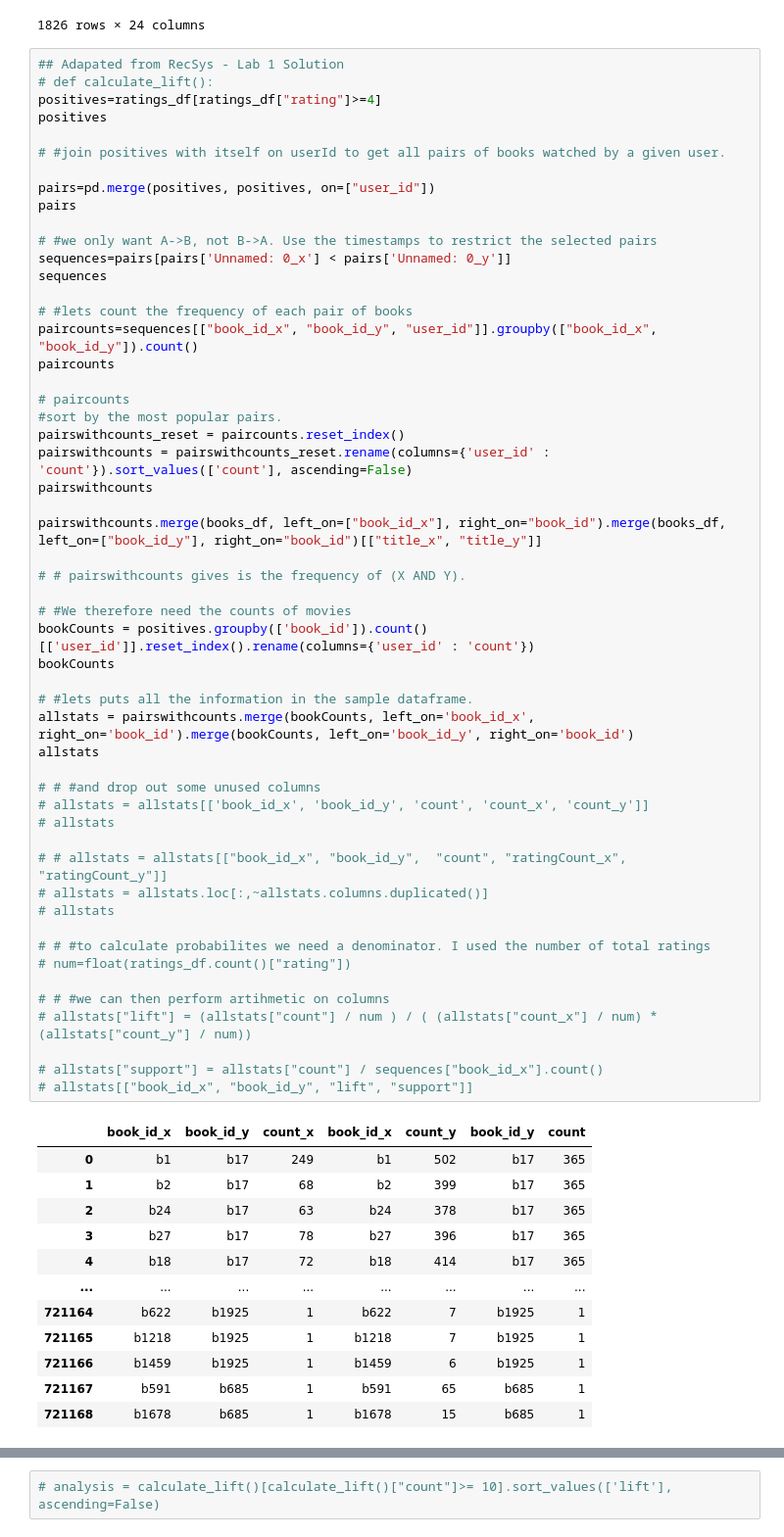
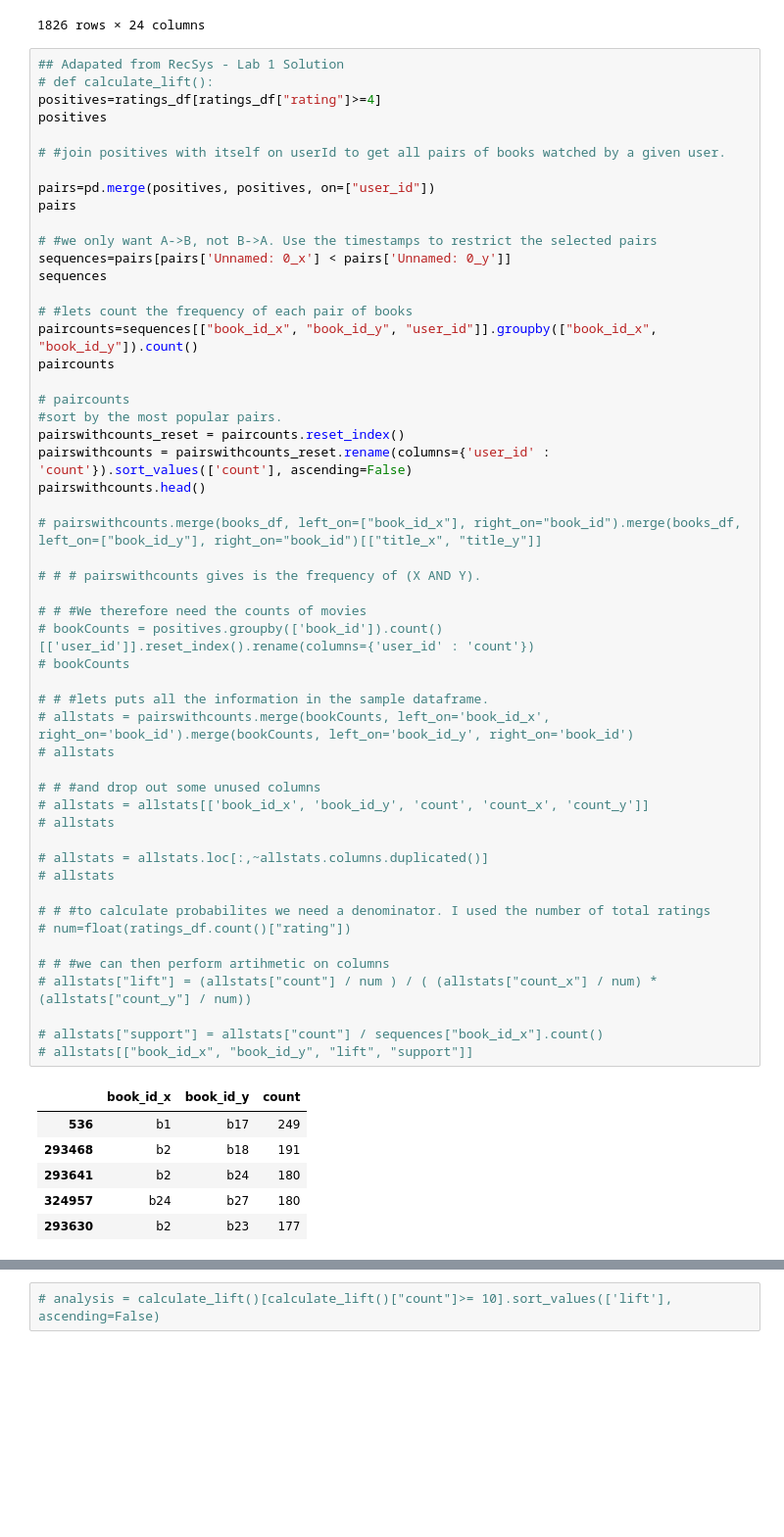
Before and after one commit to podyssea/RecommenderSystems, a Jupyter notebook: RecSys_coursework_2021_2210049p.ipynb, the cells around one changed output, grey strips where cells are left out. Shown at 98% size. Cells and saved outputs as stored; diff of their text form; blank space fills up the shorter version.

```diff
--- a/RecSys_coursework_2021_2210049p.ipynb
+++ b/RecSys_coursework_2021_2210049p.ipynb
@@ -697,52 +788,45 @@ sequences
 
 # #lets count the frequency of each pair of books
 paircounts=sequences[["book_id_x", "book_id_y", "user_id"]].groupby(["book_id_x", "book_id_y"]).count()
 paircounts
 
 # paircounts
 #sort by the most popular pairs.
 pairswithcounts_reset = paircounts.reset_index()
 pairswithcounts = pairswithcounts_reset.rename(columns={'user_id' : 'count'}).sort_values(['count'], ascending=False)
-pairswithcounts
+pairswithcounts.head()
 
-pairswithcounts.merge(books_df, left_on=["book_id_x"], right_on="book_id").merge(books_df, left_on=["book_id_y"], right_on="book_id")[["title_x", "title_y"]]
+# pairswithcounts.merge(books_df, left_on=["book_id_x"], right_on="book_id").merge(books_df, left_on=["book_id_y"], right_on="book_id")[["title_x", "title_y"]]
 
-# # pairswithcounts gives is the frequency of (X AND Y).
+# # # pairswithcounts gives is the frequency of (X AND Y).
 
-# #We therefore need the counts of movies
-bookCounts = positives.groupby(['book_id']).count()[['user_id']].reset_index().rename(columns={'user_id' : 'count'})
-bookCounts
+# # #We therefore need the counts of movies
+# bookCounts = positives.groupby(['book_id']).count()[['user_id']].reset_index().rename(columns={'user_id' : 'count'})
+# bookCounts
 
-# #lets puts all the information in the sample dataframe.
-allstats = pairswithcounts.merge(bookCounts, left_on='book_id_x', right_on='book_id').merge(bookCounts, left_on='book_id_y', right_on='book_id')
-allstats
+# # #lets puts all the information in the sample dataframe.
+# allstats = pairswithcounts.merge(bookCounts, left_on='book_id_x', right_on='book_id').merge(bookCounts, left_on='book_id_y', right_on='book_id')
+# allstats
 
 # # #and drop out some unused columns
 # allstats = allstats[['book_id_x', 'book_id_y', 'count', 'count_x', 'count_y']]
 # allstats
 
-# # allstats = allstats[["book_id_x", "book_id_y",  "count", "ratingCount_x", "ratingCount_y"]]
 # allstats = allstats.loc[:,~allstats.columns.duplicated()]
 # allstats
 
 # # #to calculate probabilites we need a denominator. I used the number of total ratings
 # num=float(ratings_df.count()["rating"])
 
 # # #we can then perform artihmetic on columns
 # allstats["lift"] = (allstats["count"] / num ) / ( (allstats["count_x"] / num) * (allstats["count_y"] / num))
 
 # allstats["support"] = allstats["count"] / sequences["book_id_x"].count()
 # allstats[["book_id_x", "book_id_y", "lift", "support"]]
 # %% [output]
-|  | book_id_x | book_id_y | count_x | book_id_x | count_y | book_id_y | count |
-| 0 | b1 | b17 | 249 | b1 | 502 | b17 | 365 |
-| 1 | b2 | b17 | 68 | b2 | 399 | b17 | 365 |
-| 2 | b24 | b17 | 63 | b24 | 378 | b17 | 365 |
-| 3 | b27 | b17 | 78 | b27 | 396 | b17 | 365 |
-| 4 | b18 | b17 | 72 | b18 | 414 | b17 | 365 |
-| ... | ... | ... | ... | ... | ... | ... | ... |
-| 721164 | b622 | b1925 | 1 | b622 | 7 | b1925 | 1 |
-| 721165 | b1218 | b1925 | 1 | b1218 | 7 | b1925 | 1 |
-| 721166 | b1459 | b1925 | 1 | b1459 | 6 | b1925 | 1 |
-| 721167 | b591 | b685 | 1 | b591 | 65 | b685 | 1 |
-| 721168 | b1678 | b685 | 1 | b1678 | 15 | b685 | 1 |
+|  | book_id_x | book_id_y | count |
+| 536 | b1 | b17 | 249 |
+| 293468 | b2 | b18 | 191 |
+| 293641 | b2 | b24 | 180 |
+| 324957 | b24 | b27 | 180 |
+| 293630 | b2 | b23 | 177 |
```
Also changed, not shown: parts of 19 cells of this notebook.
